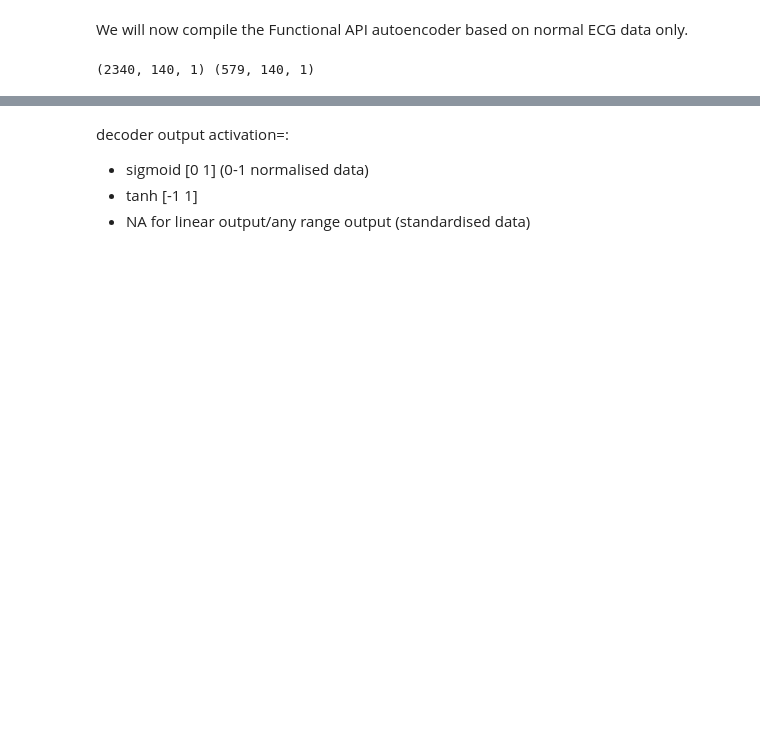
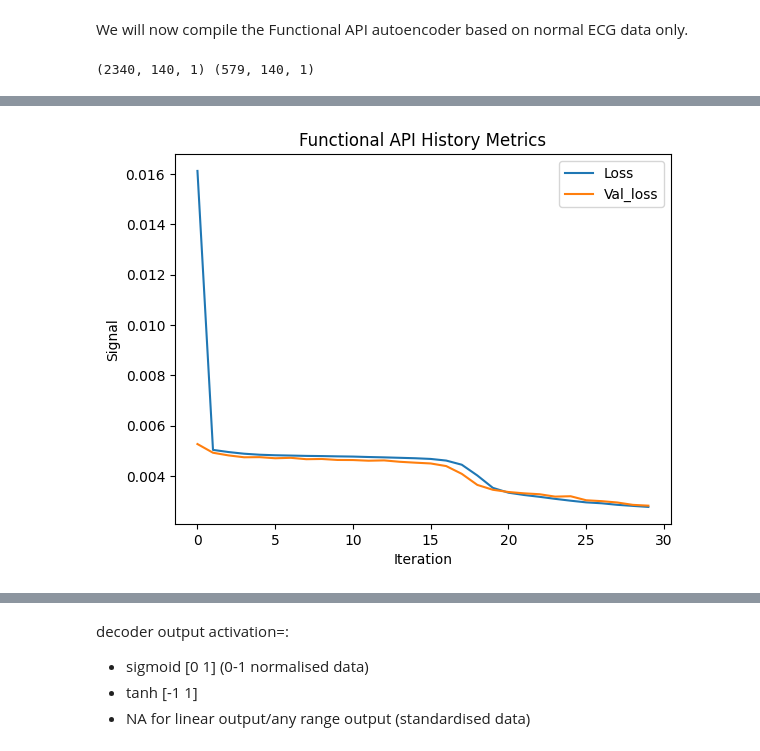
Before and after one commit to txx99/Misc-Projects, a Jupyter notebook: ECG_anomaly_data/Script/main.ipynb, the cells around one changed output, grey strips where cells are left out. Saved outputs shown, nothing was run; the diff lists cells and outputs as text; code cells hidden in the pictures; blank space fills up the shorter version.

```diff
--- a/ECG_anomaly_data/Script/main.ipynb
+++ b/ECG_anomaly_data/Script/main.ipynb
@@ -174,0 +171,11 @@ Epoch 30/30
+# %%
+# plot history metrics
+plt.plot(history_metrics.history['loss'])
+plt.plot(history_metrics.history['val_loss'])
+plt.xlabel('Iteration')
+plt.ylabel('Signal')
+plt.title('Functional API History Metrics')
+plt.legend(labels=['Loss', 'Val_loss'])
+plt.show()
+# %% [output]
+[figure, added]
```
Also changed, not shown: parts of 23 cells of this notebook, 1 other file.
